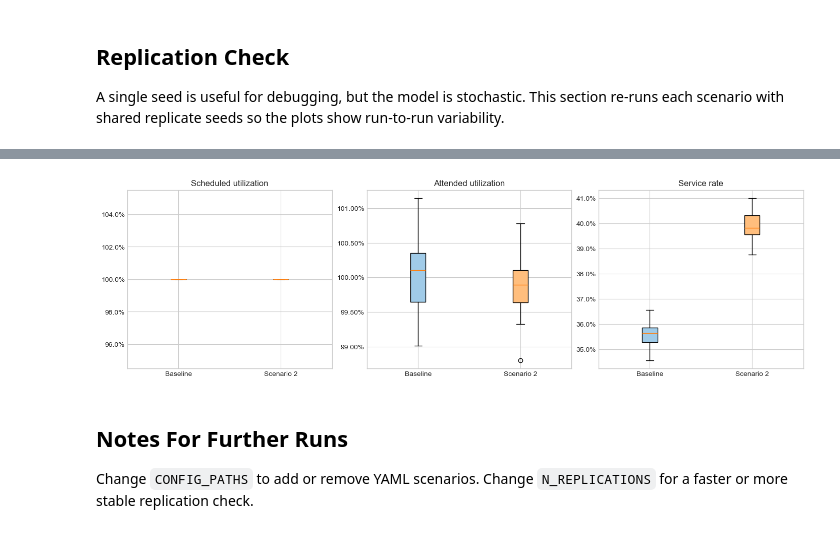
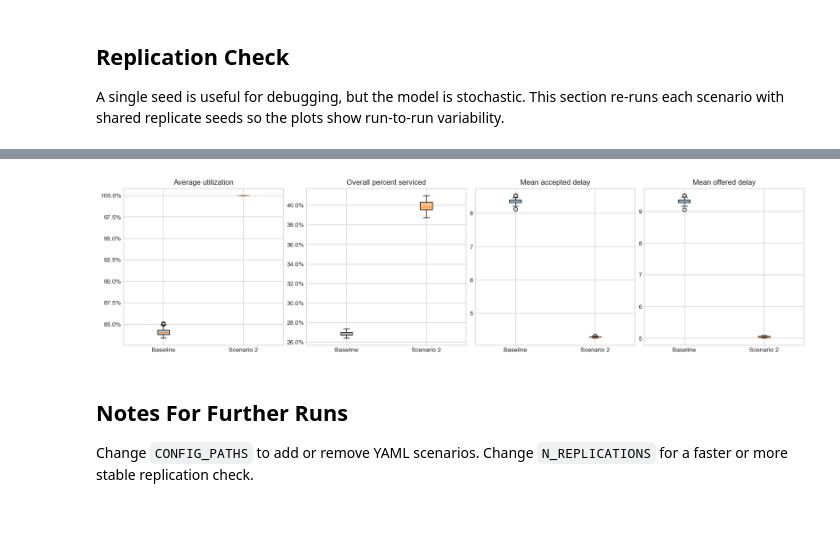
Before and after one commit to YcartXin/CUIMC-Appointment-Simulation, a Jupyter notebook: notebook/appointment_simulation_analysis.ipynb, the cells around one changed output, grey strips where cells are left out. Saved outputs shown, nothing was run; the diff lists cells and outputs as text; code cells hidden in the pictures.

```diff
--- a/notebook/appointment_simulation_analysis.ipynb
+++ b/notebook/appointment_simulation_analysis.ipynb
@@ -424,9 +459,9 @@ def run_replications(configs_by_name, n_replications=N_REPLICATIONS, seed_start=
                     "scenario": scenario,
                     "replication": replication,
                     "seed": seeded_config.seed,
-                    "scheduled_utilization": result.overall_scheduled_utilization,
-                    "attended_utilization": result.overall_attended_utilization,
-                    "service_rate": result.overall_percent_serviced,
+                    "average_utilization": result.average_utilization,
+                    "overall_percent_serviced": result.overall_percent_serviced,
+                    **aggregate_delay_metrics(result),
                 }
             )
     return pd.DataFrame(records)
@@ -435,12 +470,14 @@ replication_df = run_replications(configs)
 replication_summary_df = (
     replication_df.groupby("scenario")
     .agg(
-        scheduled_utilization_mean=("scheduled_utilization", "mean"),
-        scheduled_utilization_std=("scheduled_utilization", "std"),
-        attended_utilization_mean=("attended_utilization", "mean"),
-        attended_utilization_std=("attended_utilization", "std"),
-        service_rate_mean=("service_rate", "mean"),
-        service_rate_std=("service_rate", "std"),
+        average_utilization_mean=("average_utilization", "mean"),
+        average_utilization_std=("average_utilization", "std"),
+        overall_percent_serviced_mean=("overall_percent_serviced", "mean"),
+        overall_percent_serviced_std=("overall_percent_serviced", "std"),
+        mean_accepted_booking_delay_mean=("mean_accepted_booking_delay", "mean"),
+        mean_accepted_booking_delay_std=("mean_accepted_booking_delay", "std"),
+        mean_offered_booking_delay_mean=("mean_offered_booking_delay", "mean"),
+        mean_offered_booking_delay_std=("mean_offered_booking_delay", "std"),
     )
     .reset_index()
 )
@@ -453,20 +490,31 @@ display(replication_summary_df.style.format({col: "{:.3f}" for col in replicatio
 # %%
-fig, axes = plt.subplots(1, 3, figsize=(14, 4), constrained_layout=True)
-box_metrics = ["scheduled_utilization", "attended_utilization", "service_rate"]
-box_titles = ["Scheduled utilization", "Attended utilization", "Service rate"]
+fig, axes = plt.subplots(1, 4, figsize=(16, 4), constrained_layout=True)
+box_metrics = [
+    "average_utilization",
+    "overall_percent_serviced",
+    "mean_accepted_booking_delay",
+    "mean_offered_booking_delay",
+]
+box_titles = [
+    "Average utilization",
+    "Overall percent serviced",
+    "Mean accepted delay",
+    "Mean offered delay",
+]
 
 for ax, metric, title in zip(axes, box_metrics, box_titles):
     data = [replication_df.loc[replication_df["scenario"] == scenario, metric] for scenario in scenario_names]
     box = ax.boxplot(data, labels=scenario_names, patch_artist=True)
     for patch, color in zip(box["boxes"], ["#A0CBE8", "#FFBE7D"]):
         patch.set_facecolor(color)
     ax.set_title(title)
     ax.set_xlabel("")
-    ax.yaxis.set_major_formatter(PercentFormatter(1.0))
+    if metric in {"average_utilization", "overall_percent_serviced"}:
+        ax.yaxis.set_major_formatter(PercentFormatter(1.0))
 
 plt.show()
 # %% [output]
-[figure, old version]
+[figure, new version]
 # %% [markdown]
 ## Notes For Further Runs
 
```
Also changed, not shown: parts of 12 cells of this notebook, 12 other files.
